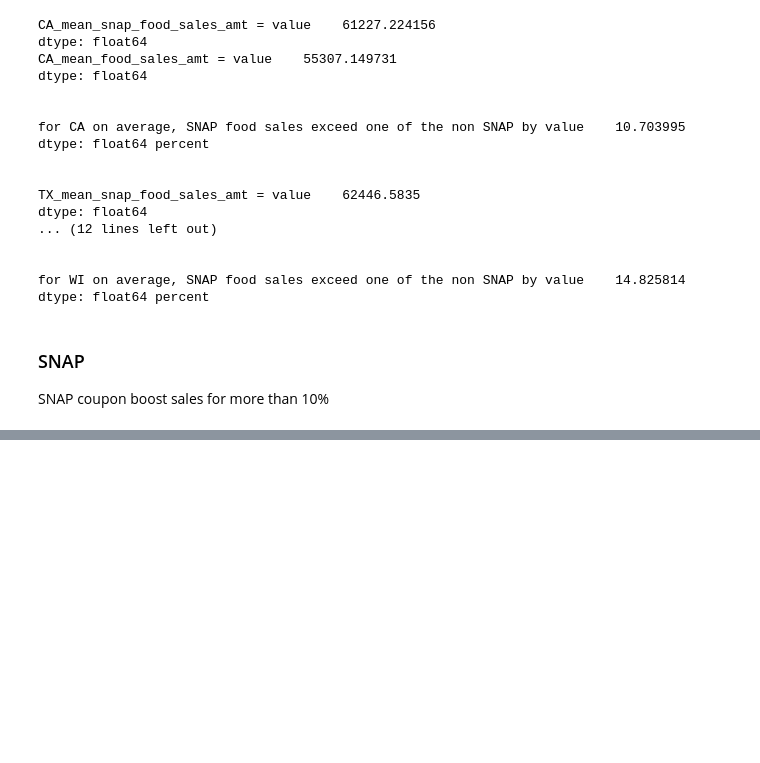
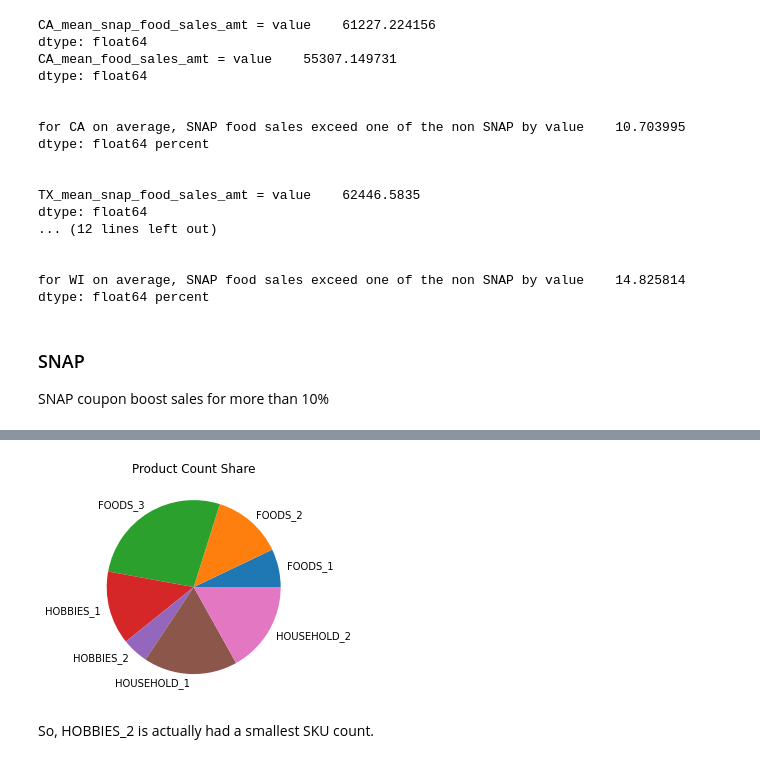
Before and after one commit to soi130/M5_case_study, a Jupyter notebook: M5_analysis.ipynb, the cells around one changed output, grey strips where cells are left out. Cells and saved outputs as stored; diff of their text form; code cells hidden in the pictures; blank space fills up the shorter version.

Commit message:
add hobbies_2 pie

```diff
--- a/M5_analysis.ipynb
+++ b/M5_analysis.ipynb
@@ -929,0 +934,15 @@ SNAP coupon boost sales for more than 10%
+# %%
+def compare_product_count(total_df,dept_list,do_print=True):
+    dic = {}
+
+    for dep in dept_list:
+        count = len(total_df.loc[total_df['dept_id'] == dep, 'item_id'].unique())
+        dic[dep] = count
+        if do_print == True:
+            print('number of {} products is {}'.format(dep,count))
+    return dic
+# %%
+dep_list = ['FOODS_1','FOODS_2','FOODS_3',
+            'HOBBIES_1', 'HOBBIES_2',
+            'HOUSEHOLD_1', 'HOUSEHOLD_2']
+item_count_dic = compare_product_count(total_df,dep_list,do_print=True)
@@ -929,0 +957,12 @@ SNAP coupon boost sales for more than 10%
+# %%
+def plt_pie_dic(dic):
+    fig = plt.figure()
+    plt.pie(x=dic.values(),labels=dic.keys())
+    plt.title('Product Count Share')
+    plt.show()
+
+plt_pie_dic(item_count_dic)
+# %% [output]
+[figure, added]
+# %% [markdown]
+So, HOBBIES_2 is actually had a smallest SKU count.
```
Also changed, not shown: parts of 2 cells of this notebook, 1 other file.
